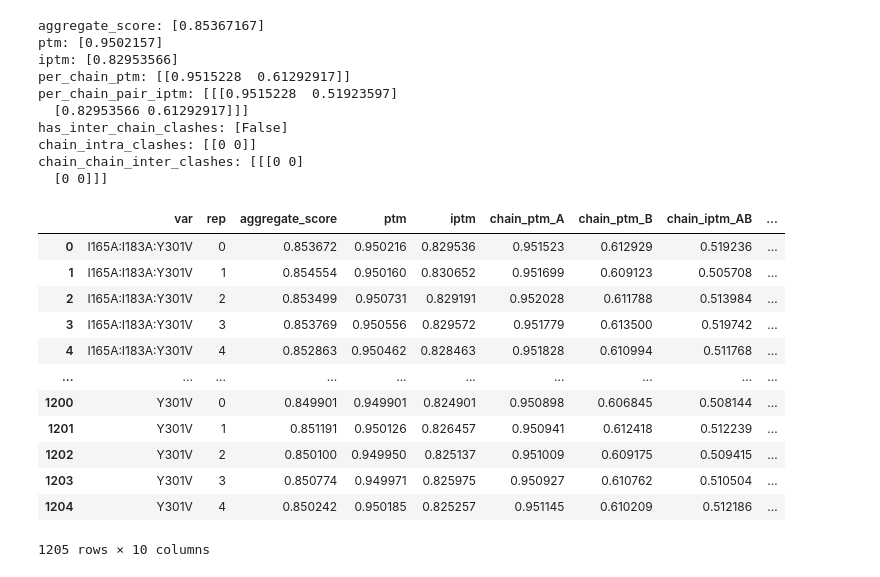
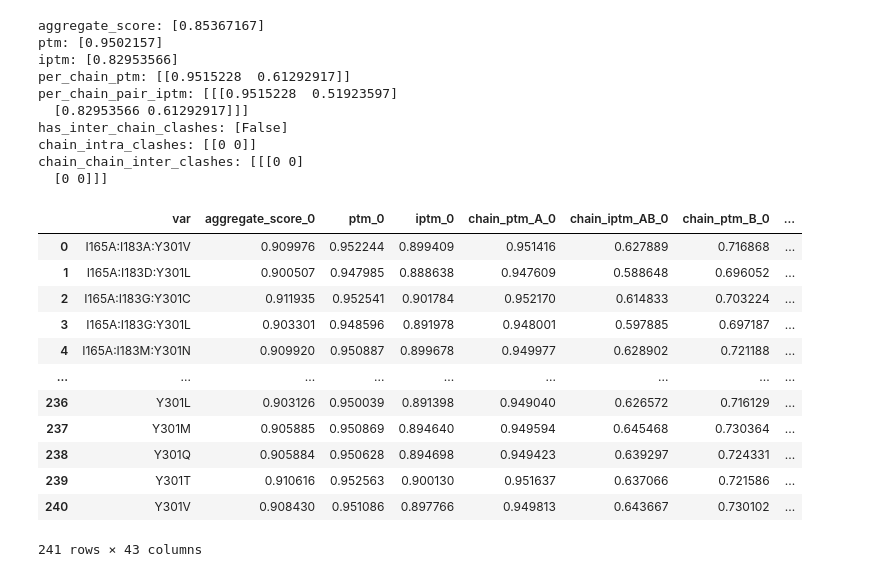
Before and after one commit to fhalab/substrate_aware_zs, a Jupyter notebook: sandbox/get_chai_corr.ipynb, the cells around one changed output. Drawn from its saved outputs; the diff is of its cells as text; code cells hidden in the pictures.

Commit message:
improve chai score

```diff
--- a/sandbox/get_chai_corr.ipynb
+++ b/sandbox/get_chai_corr.ipynb
@@ -108,19 +64,19 @@ chain_intra_clashes: [[0 0]]
 chain_chain_inter_clashes: [[[0 0]
   [0 0]]]
 # %%
-df = pd.read_csv('/disk2/fli/REVIVAL2/zs/chai/output/PfTrpB-4bromo.csv')
-df
+chai_df = pd.read_csv('/disk2/fli/REVIVAL2/zs/chai/score_joint/PfTrpB-4bromo.csv')
+chai_df
 # %% [output]
-|  | var | rep | aggregate_score | ptm | iptm | chain_ptm_A | chain_ptm_B | chain_iptm_AB | ... |
-| 0 | I165A:I183A:Y301V | 0 | 0.853672 | 0.950216 | 0.829536 | 0.951523 | 0.612929 | 0.519236 | ... |
-| 1 | I165A:I183A:Y301V | 1 | 0.854554 | 0.950160 | 0.830652 | 0.951699 | 0.609123 | 0.505708 | ... |
-| 2 | I165A:I183A:Y301V | 2 | 0.853499 | 0.950731 | 0.829191 | 0.952028 | 0.611788 | 0.513984 | ... |
-| 3 | I165A:I183A:Y301V | 3 | 0.853769 | 0.950556 | 0.829572 | 0.951779 | 0.613500 | 0.519742 | ... |
-| 4 | I165A:I183A:Y301V | 4 | 0.852863 | 0.950462 | 0.828463 | 0.951828 | 0.610994 | 0.511768 | ... |
-| ... | ... | ... | ... | ... | ... | ... | ... | ... | ... |
-| 1200 | Y301V | 0 | 0.849901 | 0.949901 | 0.824901 | 0.950898 | 0.606845 | 0.508144 | ... |
-| 1201 | Y301V | 1 | 0.851191 | 0.950126 | 0.826457 | 0.950941 | 0.612418 | 0.512239 | ... |
-| 1202 | Y301V | 2 | 0.850100 | 0.949950 | 0.825137 | 0.951009 | 0.609175 | 0.509415 | ... |
-| 1203 | Y301V | 3 | 0.850774 | 0.949971 | 0.825975 | 0.950927 | 0.610762 | 0.510504 | ... |
-| 1204 | Y301V | 4 | 0.850242 | 0.950185 | 0.825257 | 0.951145 | 0.610209 | 0.512186 | ... |
+|  | var | aggregate_score_0 | ptm_0 | iptm_0 | chain_ptm_A_0 | chain_iptm_AB_0 | chain_ptm_B_0 | ... |
+| 0 | I165A:I183A:Y301V | 0.909976 | 0.952244 | 0.899409 | 0.951416 | 0.627889 | 0.716868 | ... |
+| 1 | I165A:I183D:Y301L | 0.900507 | 0.947985 | 0.888638 | 0.947609 | 0.588648 | 0.696052 | ... |
+| 2 | I165A:I183G:Y301C | 0.911935 | 0.952541 | 0.901784 | 0.952170 | 0.614833 | 0.703224 | ... |
+| 3 | I165A:I183G:Y301L | 0.903301 | 0.948596 | 0.891978 | 0.948001 | 0.597885 | 0.697187 | ... |
+| 4 | I165A:I183M:Y301N | 0.909920 | 0.950887 | 0.899678 | 0.949977 | 0.628902 | 0.721188 | ... |
+| ... | ... | ... | ... | ... | ... | ... | ... | ... |
+| 236 | Y301L | 0.903126 | 0.950039 | 0.891398 | 0.949040 | 0.626572 | 0.716129 | ... |
+| 237 | Y301M | 0.905885 | 0.950869 | 0.894640 | 0.949594 | 0.645468 | 0.730364 | ... |
+| 238 | Y301Q | 0.905884 | 0.950628 | 0.894698 | 0.949423 | 0.639297 | 0.724331 | ... |
+| 239 | Y301T | 0.910616 | 0.952563 | 0.900130 | 0.951637 | 0.637066 | 0.721586 | ... |
+| 240 | Y301V | 0.908430 | 0.951086 | 0.897766 | 0.949813 | 0.643667 | 0.730102 | ... |
-1205 rows × 10 columns
+241 rows × 43 columns
```
Also changed, not shown: parts of 12 cells of this notebook, 5 other files.
